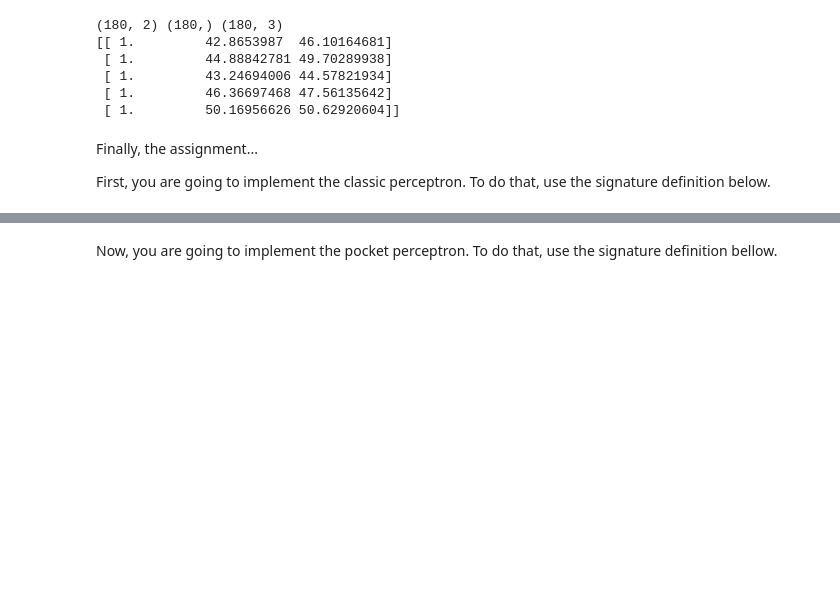
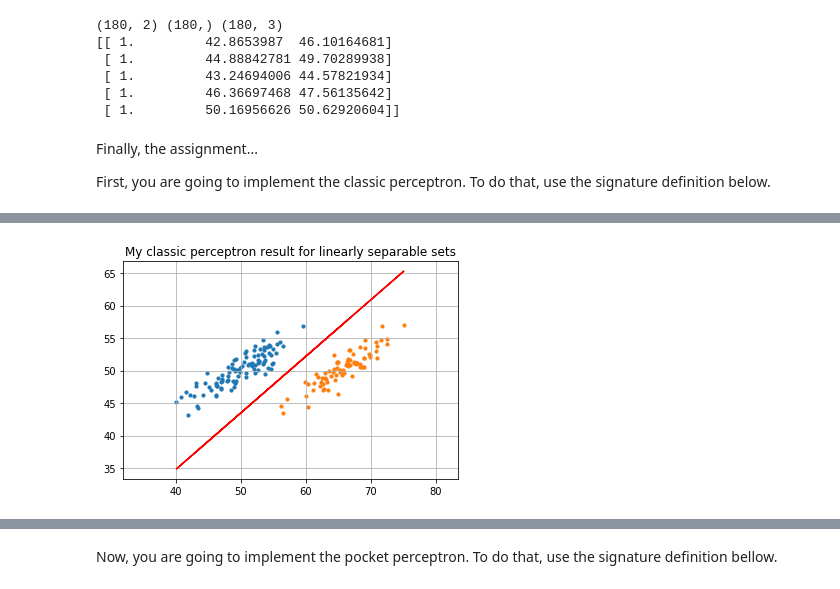
Before and after one commit to hsvab/ML, a Jupyter notebook: PerceptronAssignment.ipynb, the cells around one changed output, grey strips where cells are left out. Drawn from its saved outputs; the diff is of its cells as text; code cells hidden in the pictures; blank space fills up the shorter version.

Commit message:
Classic Perceptron Assignment implemented

```diff
--- a/PerceptronAssignment.ipynb
+++ b/PerceptronAssignment.ipynb
@@ -216,11 +214,87 @@ def ClassicPerceptron(W,X,Y,maxiter=1000,reorder=True):
     # Sets the random seed to guarantee reproducibility.
     np.random.seed(34191)
 
-    # shuffles both X and Y in the same order
+    # Shuffles both X and Y in the same order
     randomize = np.arange(len(X))
     np.random.shuffle(randomize)
     X = X[randomize]
     Y = Y[randomize]
 
-    # YOUR CODE HERE
-    raise NotImplementedError()
+    # MY CODE BEGINS HERE
+    return estimate_WCP(W, X, Y, maxiter)
+
+
+# MY FUNCTIONS
+
+## This function estimates WCP
+def estimate_WCP(W, X, Y, maxiter):
+
+    # Sets ths initial values os variabels
+    WCP = [W]
+    niter = 1
+    index = 0
+    classification_ok = 0
+    dataset_size = len(X)
+
+    while not convergence(classification_ok, dataset_size) and niter < maxiter:
+        x = X[index]
+        y = Y[index]
+
+        x_accordingly_classified = classification(WCP, x, y)
+
+        if not x_accordingly_classified:
+            update(WCP, x, y)
+            classification_ok = 0
+            niter += 1
+
+        classification_ok += 1
+        index = (index + 1) % dataset_size  # assures that the max_index <= dataset_size
+
+    return WCP
+
+# Verifies convergency
+def convergence(classification_ok, dataset_size):
+    return classification_ok == dataset_size
+
+# Verifies classification
+def classification(WCP, x, y):
+    h = sign(np.dot(WCP[-1], x))
+    return h == y
+
+def classification(WCP, x, y):
+    return sign(np.dot(WCP[-1], x)) == y
+
+# Sign function
+def sign(value):
+    if value >= 0:
+        return 1
+    else:
+        return -1
+
+# Updates WCP
+def update(WCP, x, y):
+    W_to_sum = np.copy(WCP[-1])
+    W_to_sum = np.add(W_to_sum, np.dot(y, x))
+    WCP.append(W_to_sum)
+
+
+# Initial guess on w
+w = np.array([0.0, 0.0, 0.0])
+
+# Classic Perpectron call
+w_classic = ClassicPerceptron(w, datasetABx0, labelsAB)
+
+# The plot
+plt.title('My classic perceptron result for linearly separable sets')
+plt.scatter(setA[:,0], setA[:,1], s=10, cmap='blue')
+plt.scatter(setB[:,0], setB[:,1], s=10, cmap='orange')
+plt.grid(True)
+plt.axis('equal')
+
+# The linear equation: Y = (-W1/W2) * x + (-W0/W2)
+x_line = datasetAB[:,0]
+y_line = -1 * (w_classic[-1][1] / w_classic[-1][2]) * x_line - (w_classic[-1][0] / w_classic[-1][2])
+plt.plot(x_line, y_line, color='red')
+
+# MY CODE ENDS HERE
+# %% [output]
@@ -227,3 +302,4 @@ def ClassicPerceptron(W,X,Y,maxiter=1000,reorder=True):
+[figure, added]
 # %%
 w = np.array([0.0, 0.0, 0.0])
 w_classic = ClassicPerceptron(w, datasetABx0, labelsAB)
```
Also changed, not shown: parts of 5 cells of this notebook.
